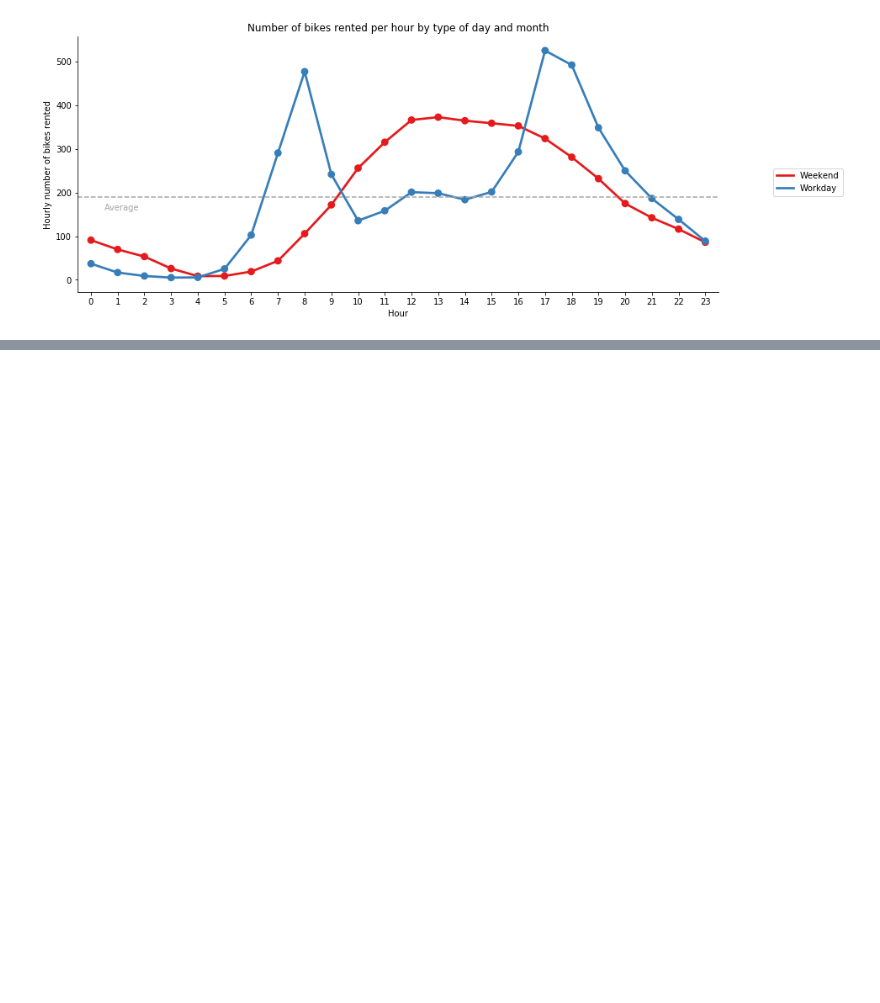
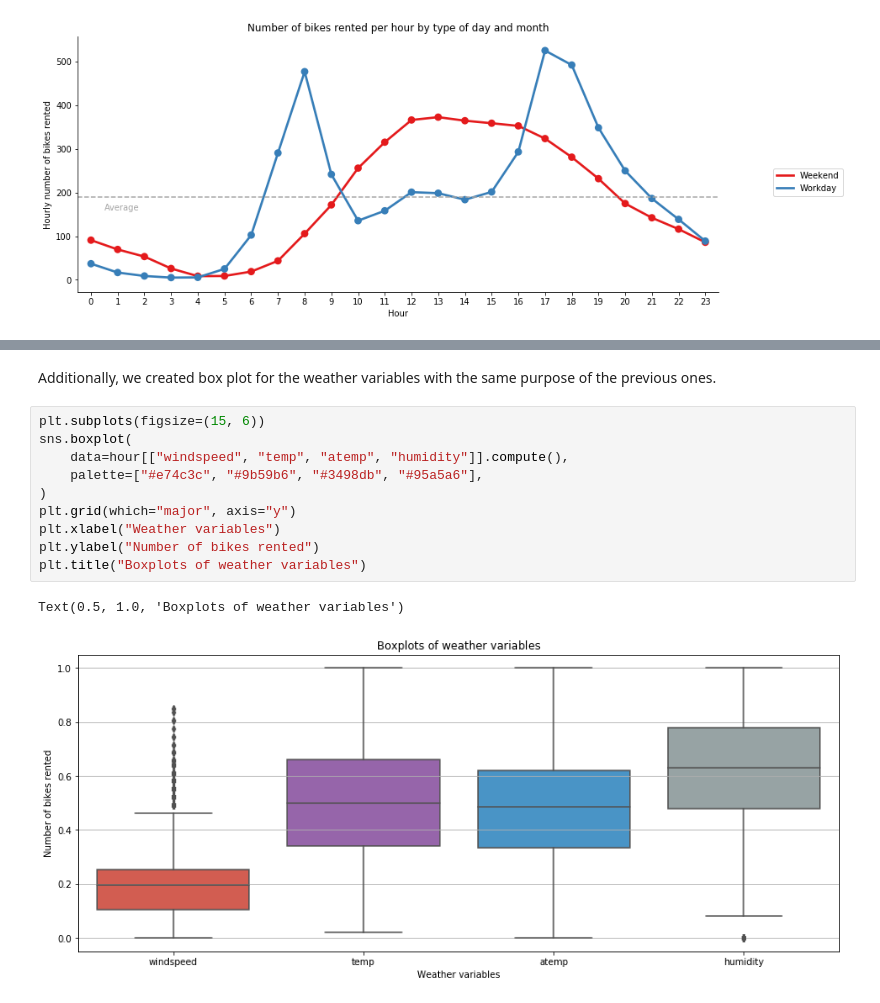
Before and after one commit to lhandal/bike_sharing_dask, a Jupyter notebook: Dask_Bike-Sharing_Leandro_Handal.ipynb, the cells around one changed output, grey strips where cells are left out. Cells and saved outputs as stored; diff of their text form; blank space fills up the shorter version.

```diff
--- a/Dask_Bike-Sharing_Leandro_Handal.ipynb
+++ b/Dask_Bike-Sharing_Leandro_Handal.ipynb
@@ -382,0 +400,15 @@ Text(0.5, 159.46308763450142, 'Average')
+# %% [markdown]
+Additionally, we created box plot for the weather variables with the same purpose of the previous ones.
+# %%
+plt.subplots(figsize=(15, 6))
+sns.boxplot(
+    data=hour[["windspeed", "temp", "atemp", "humidity"]].compute(),
+    palette=["#e74c3c", "#9b59b6", "#3498db", "#95a5a6"],
+)
+plt.grid(which="major", axis="y")
+plt.xlabel("Weather variables")
+plt.ylabel("Number of bikes rented")
+plt.title("Boxplots of weather variables")
+# %% [output]
+Text(0.5, 1.0, 'Boxplots of weather variables')
+[figure, added]
```
Also changed, not shown: parts of 3 cells of this notebook.
